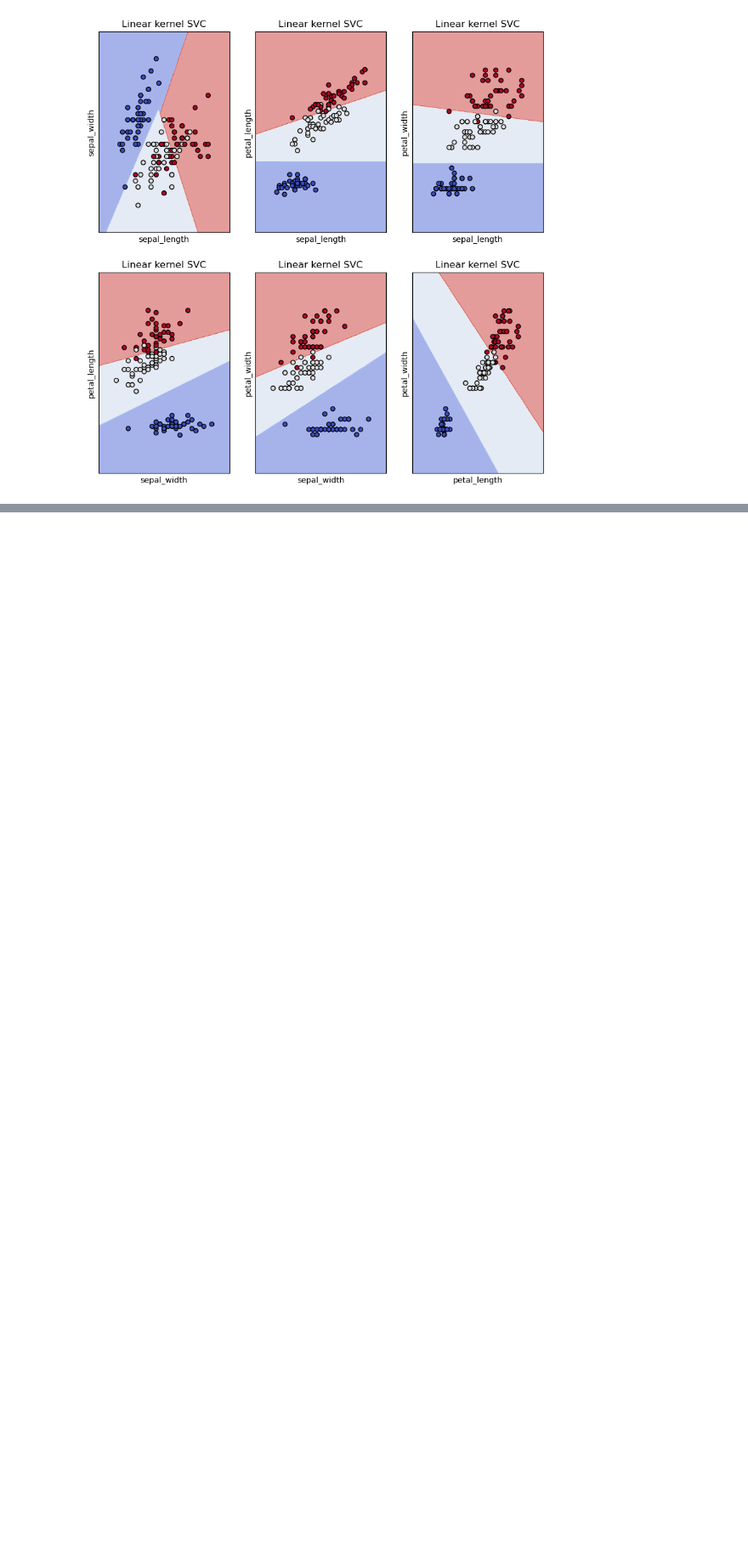
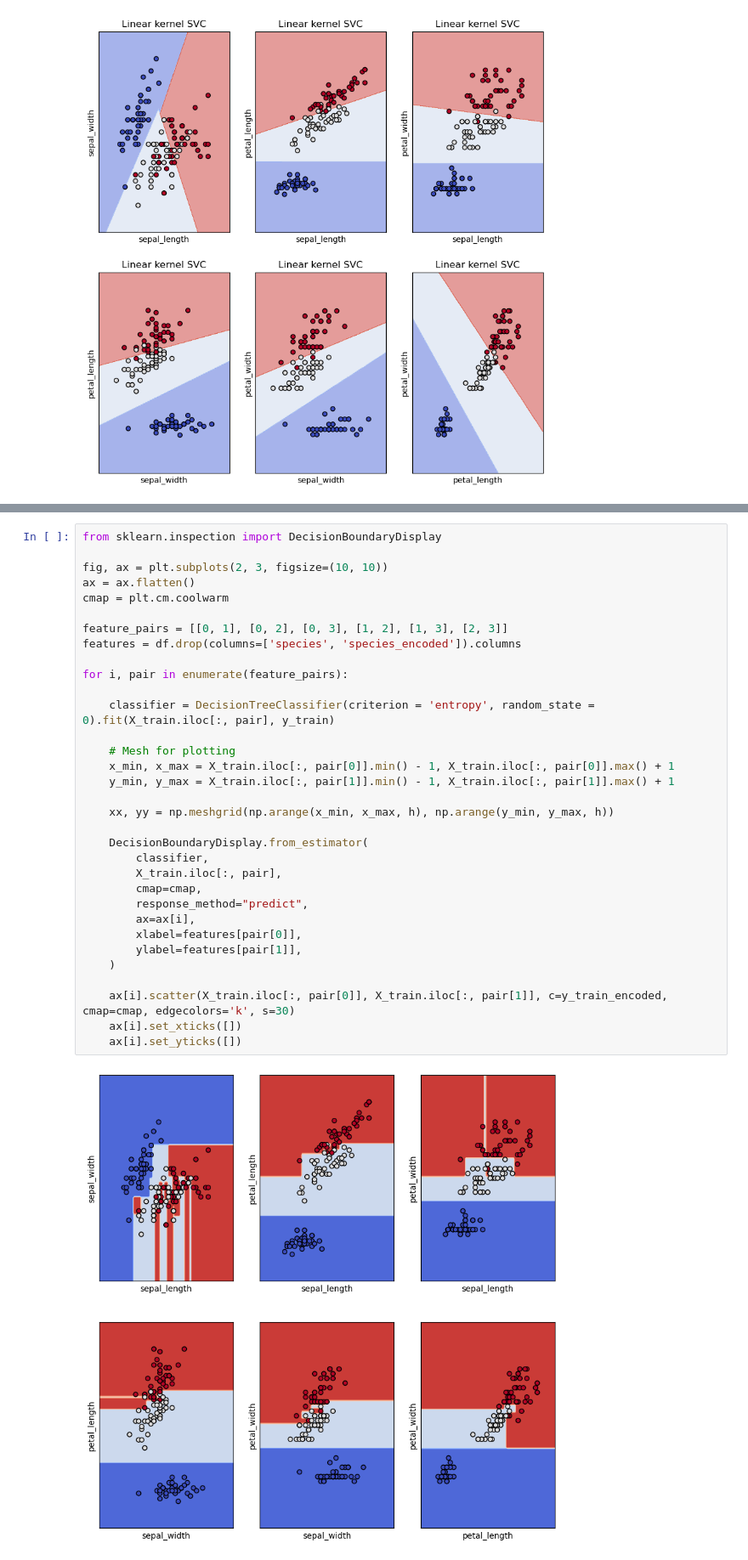
Before and after one commit to pekko-kauppila/Machine-Learning-Projects, a Jupyter notebook: Iris_classification/iris_classification.ipynb, the cells around one changed output, grey strips where cells are left out. Shown at 85% size. Cells and saved outputs as stored; diff of their text form; blank space fills up the shorter version.

```diff
--- a/Iris_classification/iris_classification.ipynb
+++ b/Iris_classification/iris_classification.ipynb
@@ -344,0 +363,35 @@ for i, pair in enumerate(feature_pairs):
+# %%
+from sklearn.inspection import DecisionBoundaryDisplay
+
+fig, ax = plt.subplots(2, 3, figsize=(10, 10))
+ax = ax.flatten()
+cmap = plt.cm.coolwarm
+
+feature_pairs = [[0, 1], [0, 2], [0, 3], [1, 2], [1, 3], [2, 3]]
+features = df.drop(columns=['species', 'species_encoded']).columns
+
+for i, pair in enumerate(feature_pairs):
+
+    classifier = DecisionTreeClassifier(criterion = 'entropy', random_state = 0).fit(X_train.iloc[:, pair], y_train)
+
+    # Mesh for plotting
+    x_min, x_max = X_train.iloc[:, pair[0]].min() - 1, X_train.iloc[:, pair[0]].max() + 1
+    y_min, y_max = X_train.iloc[:, pair[1]].min() - 1, X_train.iloc[:, pair[1]].max() + 1
+
+    xx, yy = np.meshgrid(np.arange(x_min, x_max, h), np.arange(y_min, y_max, h))
+
+    DecisionBoundaryDisplay.from_estimator(
+        classifier,
+        X_train.iloc[:, pair],
+        cmap=cmap,
+        response_method="predict",
+        ax=ax[i],
+        xlabel=features[pair[0]],
+        ylabel=features[pair[1]],
+    )
+
+    ax[i].scatter(X_train.iloc[:, pair[0]], X_train.iloc[:, pair[1]], c=y_train_encoded, cmap=cmap, edgecolors='k', s=30)
+    ax[i].set_xticks([])
+    ax[i].set_yticks([])
+# %% [output]
+[figure, added]
```
Also changed, not shown: parts of 10 cells of this notebook.
